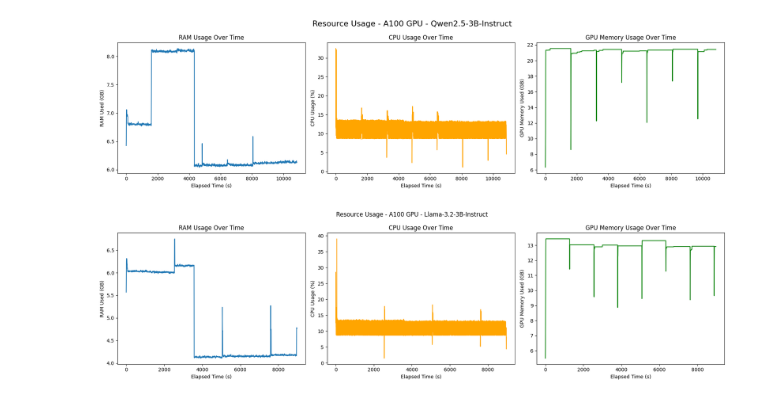
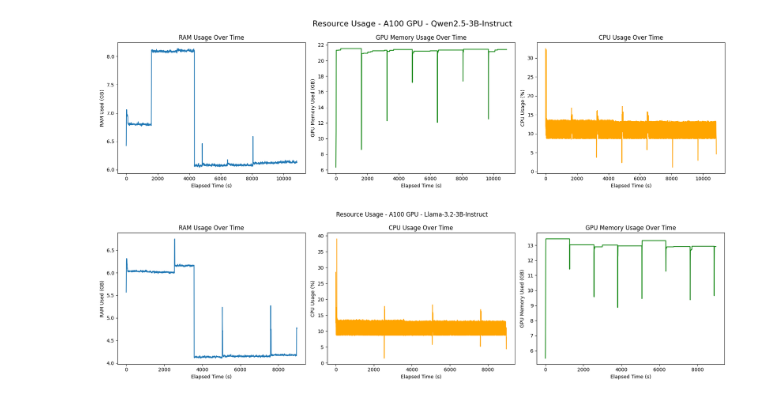
Before and after one commit to arizki787/ContinuedPretrainingLLM, a Jupyter notebook: RESOURCE_USAGE.ipynb, the cells around one changed output. Cells and saved outputs as stored; diff of their text form; code cells hidden in the pictures.

```diff
--- a/RESOURCE_USAGE.ipynb
+++ b/RESOURCE_USAGE.ipynb
@@ -7,34 +7,34 @@ log_df = pd.read_csv(log_path)
 # %%
 x = log_df['elapsed_s']
 y_ram = log_df['ram_used_gb']
 y_cpu = log_df['cpu_percent']
 y_gpu = log_df['gpu_mem_used_gb']
 
-fig, (ax1, ax2, ax3) = plt.subplots(1, 3, figsize=(18, 5))
+fig, (ax1, ax3, ax2) = plt.subplots(1, 3, figsize=(18, 5))
 fig.suptitle('Resource Usage - A100 GPU - Qwen2.5-3B-Instruct', fontsize=16)
 
 # RAM Usage sub-plot
 ax1.plot(x, y_ram)
 ax1.set_title('RAM Usage Over Time')
 ax1.set_xlabel('Elapsed Time (s)')
 ax1.set_ylabel('RAM Used (GB)')
 
 # CPU Usage sub-plot
 ax2.plot(x, y_cpu, color='orange')
 ax2.set_title('CPU Usage Over Time')
 ax2.set_xlabel('Elapsed Time (s)')
 ax2.set_ylabel('CPU Usage (%)')
 
 # GPU Memory Usage sub-plot
 ax3.plot(x, y_gpu, color='green')
 ax3.set_title('GPU Memory Usage Over Time')
 ax3.set_xlabel('Elapsed Time (s)')
 ax3.set_ylabel('GPU Memory Used (GB)')
 
 plt.tight_layout()
 plt.show()
 # %% [output]
-[figure, old version]
+[figure, new version]
 # %%
 log_path = "/mnt/d/projects/CysecLLM/ContinuedPretrainingLLM/logs/logs_Llama-3.2-3B-Instruct-CYSECFINETUNED-default-parameter/resource_usage_Llama-3.2-3B-Instruct-CYSECFINETUNED-default-parameter.csv"
 log_df = pd.read_csv(log_path)
```
Also changed, not shown: parts of 1 cell of this notebook.
